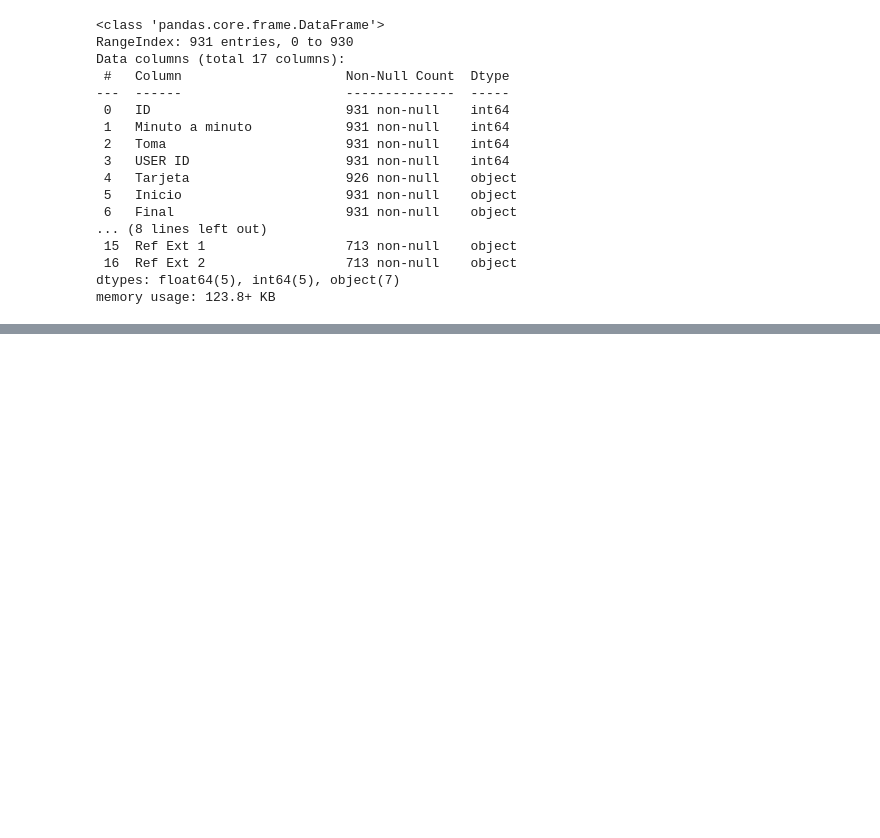
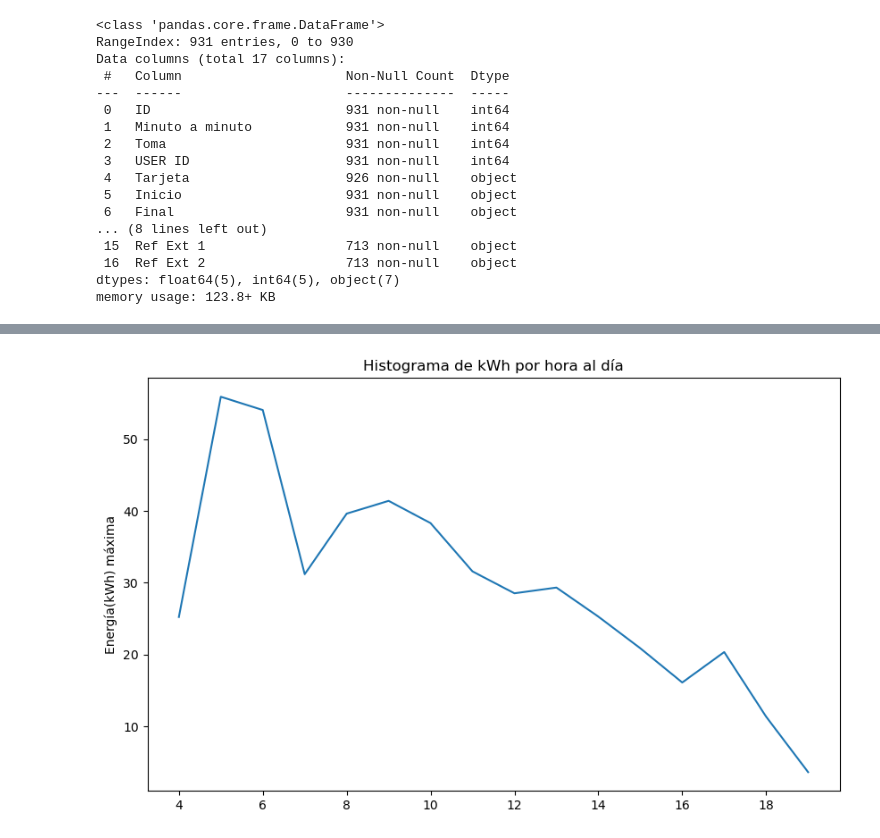
Before and after one commit to kmgomezm/DataHackHub, a Jupyter notebook: analisis_exploratorio_datos.ipynb, the cells around one changed output, grey strips where cells are left out. Drawn from its saved outputs; the diff is of its cells as text; code cells hidden in the pictures; blank space fills up the shorter version.

```diff
--- a/analisis_exploratorio_datos.ipynb
+++ b/analisis_exploratorio_datos.ipynb
@@ -186,0 +214,14 @@ plt.show()
+# %%
+sesiones_por_día = sesiones.groupby(sesiones['Inicio'].dt.hour)['Energía(kWh)'].max()
+
+# Agrupar por hora usando una función lambda para extraer la hora
+#sesiones_por_día = sesiones.groupby(sesiones['Hora media'].apply(lambda x: x.hour))['Energía(kWh)'].mean()
+
+# Histograma de kwh por hora al día
+plt.figure(figsize=(10, 6))
+plt.plot(sesiones_por_día.index, sesiones_por_día.values)
+plt.ylabel('Energía(kWh) máxima')
+plt.title('Histograma de kWh por hora al día')
+plt.show()
+# %% [output]
+[figure, added]
```
Also changed, not shown: parts of 35 cells of this notebook.
